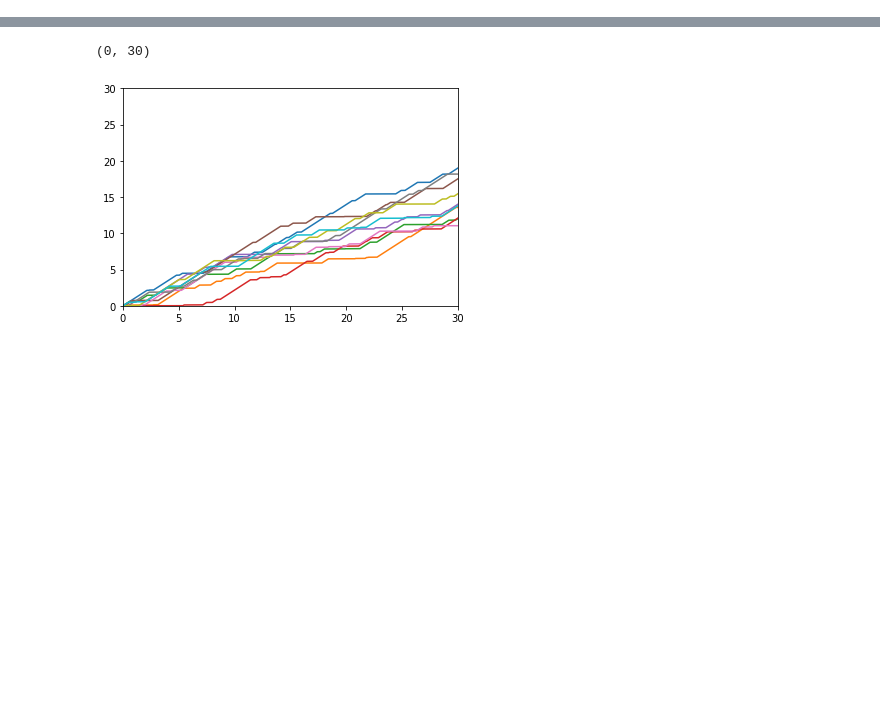
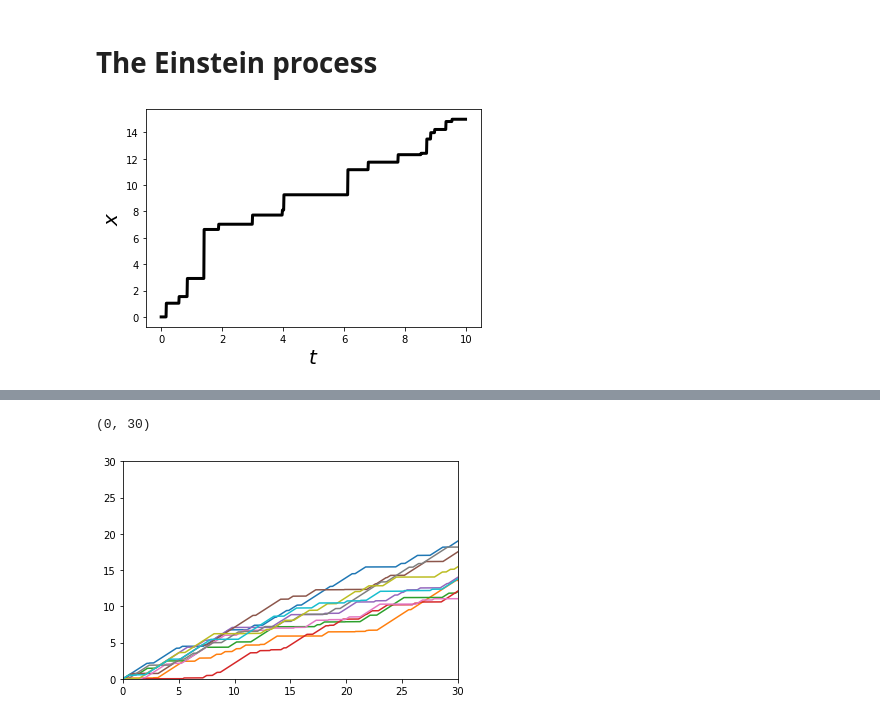
Before and after one commit to jkpierce/rw-diffu, a Jupyter notebook: 2srw.ipynb, the cells around one changed output, grey strips where cells are left out. Drawn from its saved outputs; the diff is of its cells as text; code cells hidden in the pictures; blank space fills up the shorter version.

Commit message:
made a plot for einstein walk

```diff
--- a/2srw.ipynb
+++ b/2srw.ipynb
@@ -2,3 +2,34 @@
 import numpy as np
 import matplotlib.pyplot as plt
 %matplotlib inline
+# %% [markdown]
+# The Einstein process
+# %%
+tmax = 100.0
+dt = 1e-2
+k1 = 2.0 # rest
+k2 = 1.0 #step
+t = np.arange(0,tmax,dt)
+def einwalk(k1=2.0,k2=1.0,dt=1e-2,tmax=10):
+    X = []
+    T = []
+    t = 0.0
+    x = 0.0
+    tau = np.random.exponential(1/k1)
+    while t<tmax:
+        T.append(t)
+        t = t + dt
+        if t<tau:
+            X.append(x)
+        else:
+            tau += np.random.exponential(1/k1)
+            x = x + np.random.exponential(1/k2)
+            X.append(x)
+    return T[:-1],X[:-1]
+# %%
+plt.plot(*einwalk(),color='black',lw=3)
+plt.xlabel(r'$t$',fontsize=20)
+plt.ylabel(r'$x$',fontsize=20)
+plt.savefig('einsteinwalk.png',bbox_inches='tight')
+# %% [output]
+[figure, added]
```
Also changed, not shown: parts of 4 cells of this notebook, 11 other files.
